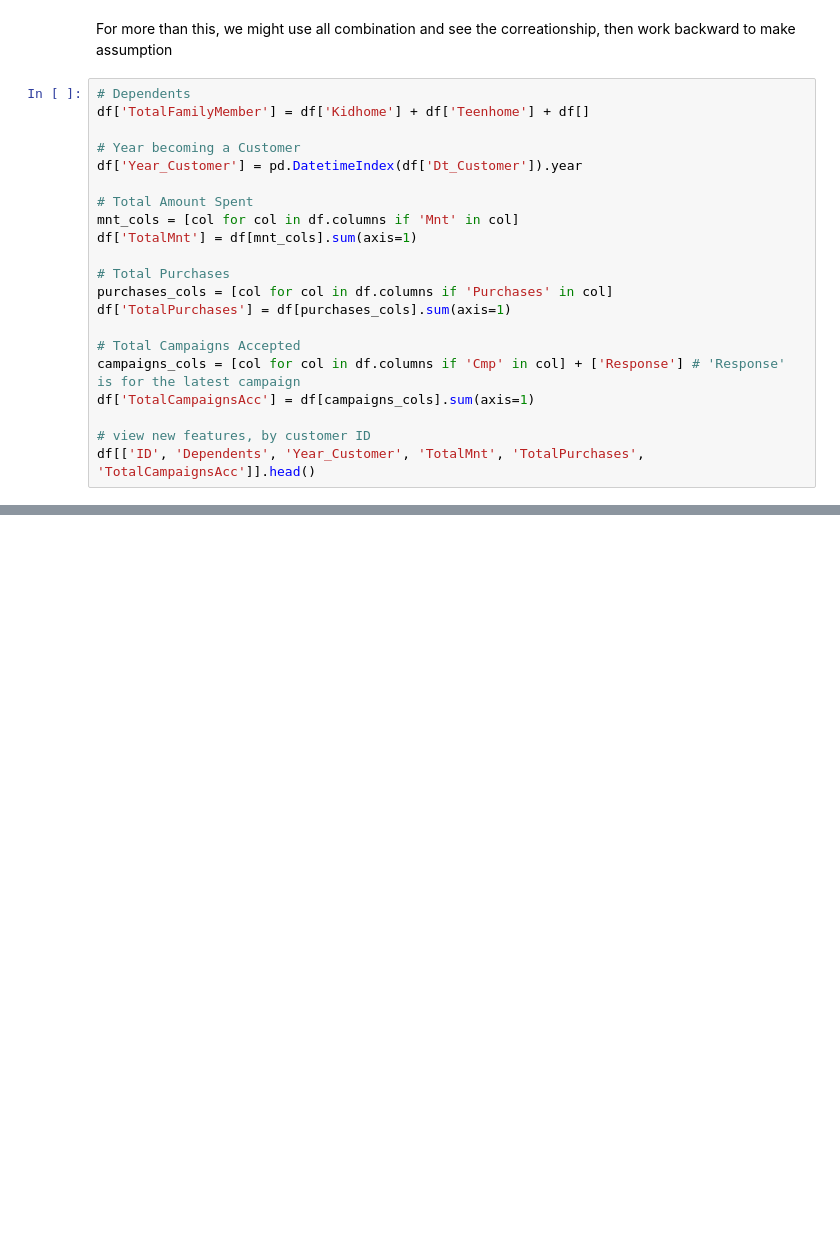
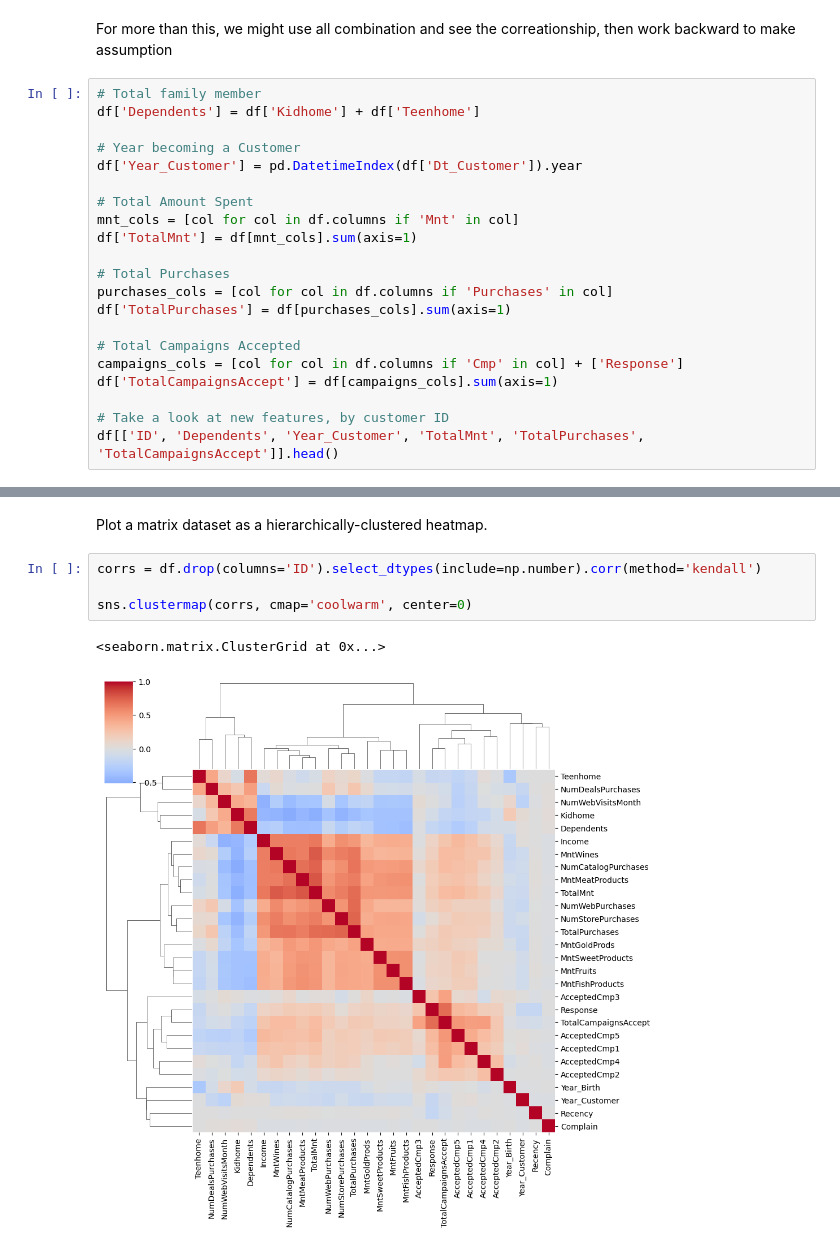
Before and after one commit to lumlong/my_learning, a Jupyter notebook: 3.data_science/projects/marketing_analytics.ipynb, the cells around one changed output, grey strips where cells are left out. Cells and saved outputs as stored; diff of their text form; blank space fills up the shorter version.

```diff
--- a/3.data_science/projects/marketing_analytics.ipynb
+++ b/3.data_science/projects/marketing_analytics.ipynb
@@ -206,8 +209,8 @@ Name: Marital_Status, Length: 2237, dtype: object
 # %% [markdown]
 For more than this, we might use all combination and see the correationship, then work backward to make assumption
 # %%
-# Dependents
-df['TotalFamilyMember'] = df['Kidhome'] + df['Teenhome'] + df[]
+# Total family member
+df['Dependents'] = df['Kidhome'] + df['Teenhome']
 
 # Year becoming a Customer
 df['Year_Customer'] = pd.DatetimeIndex(df['Dt_Customer']).year
@@ -221,8 +224,8 @@ purchases_cols = [col for col in df.columns if 'Purchases' in col]
 df['TotalPurchases'] = df[purchases_cols].sum(axis=1)
 
 # Total Campaigns Accepted
-campaigns_cols = [col for col in df.columns if 'Cmp' in col] + ['Response'] # 'Response' is for the latest campaign
-df['TotalCampaignsAcc'] = df[campaigns_cols].sum(axis=1)
+campaigns_cols = [col for col in df.columns if 'Cmp' in col] + ['Response']
+df['TotalCampaignsAccept'] = df[campaigns_cols].sum(axis=1)
 
-# view new features, by customer ID
-df[['ID', 'Dependents', 'Year_Customer', 'TotalMnt', 'TotalPurchases', 'TotalCampaignsAcc']].head()
+# Take a look at new features, by customer ID
+df[['ID', 'Dependents', 'Year_Customer', 'TotalMnt', 'TotalPurchases', 'TotalCampaignsAccept']].head()
@@ -228,0 +239,9 @@ df[['ID', 'Dependents', 'Year_Customer', 'TotalMnt', 'TotalPurchases', 'TotalCam
+# %% [markdown]
+Plot a matrix dataset as a hierarchically-clustered heatmap.
+# %%
+corrs = df.drop(columns='ID').select_dtypes(include=np.number).corr(method='kendall')
+
+sns.clustermap(corrs, cmap='coolwarm', center=0)
+# %% [output]
+<seaborn.matrix.ClusterGrid at 0x...>
+[figure, added]
```
Also changed, not shown: parts of 24 cells of this notebook, 9 other files.
